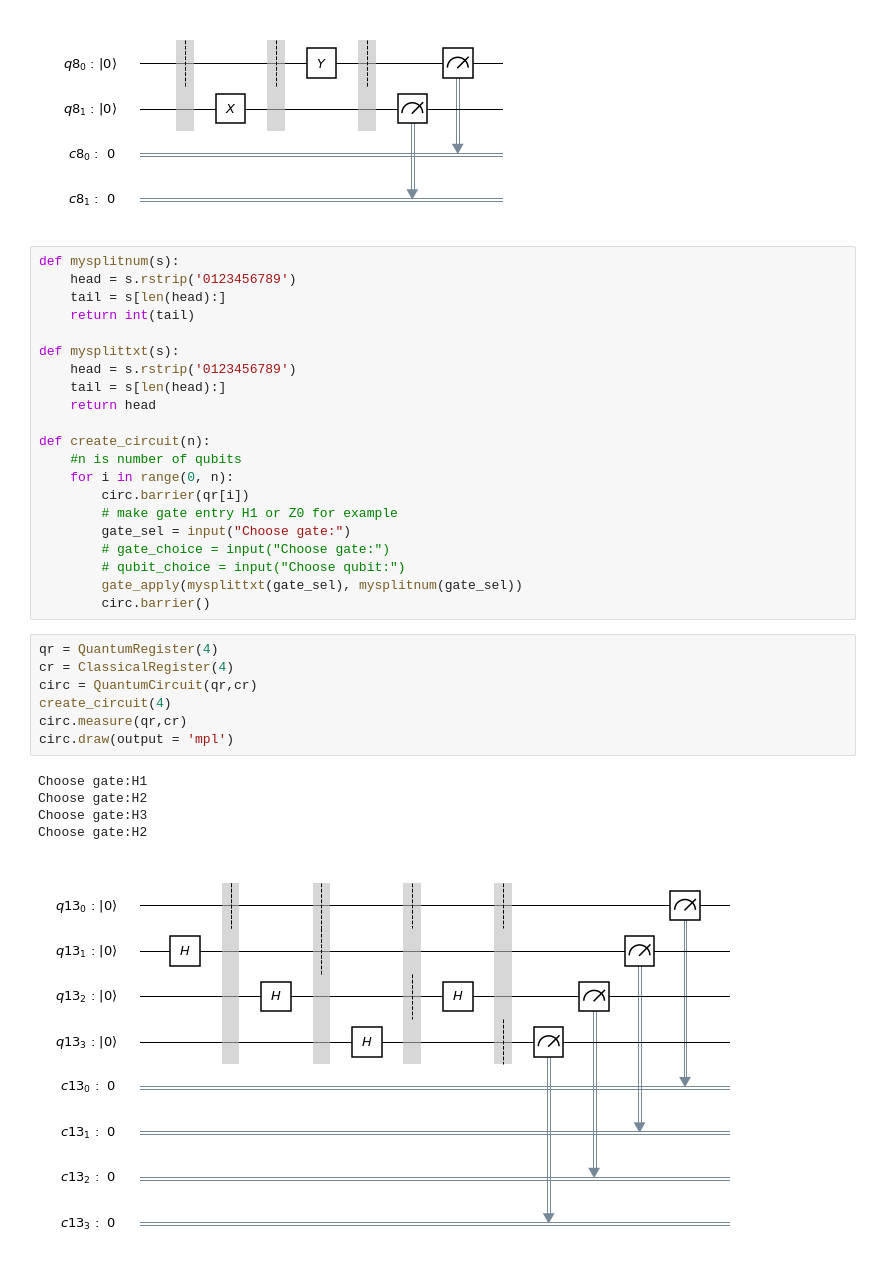
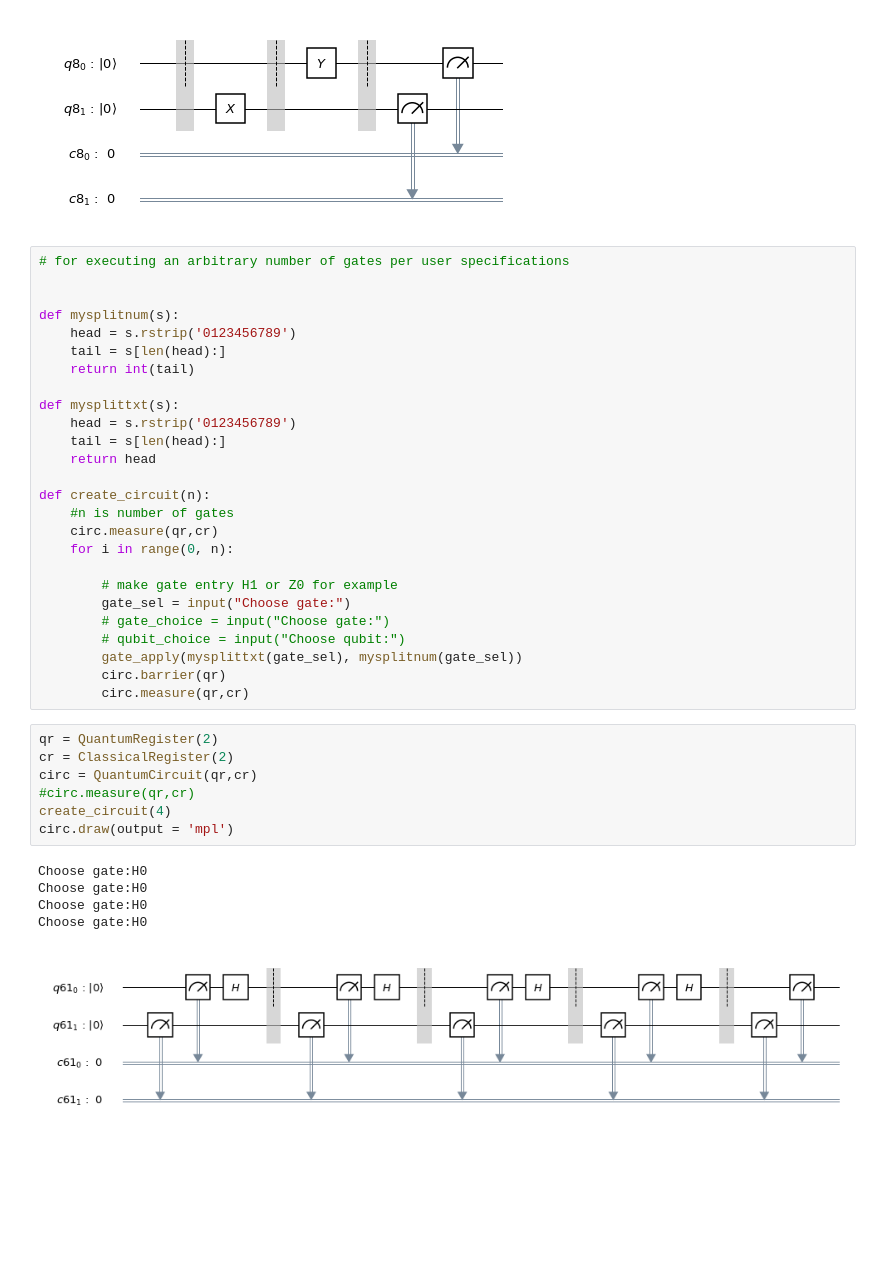
Before and after one commit to lukasszz/FlappyQ, a Jupyter notebook: QFlappy_TwoQubit.ipynb, the cells around one changed output. Drawn from its saved outputs; the diff is of its cells as text; blank space fills up the shorter version.

```diff
--- a/QFlappy_TwoQubit.ipynb
+++ b/QFlappy_TwoQubit.ipynb
@@ -85,6 +85,9 @@ Choose gate:Y
 Choose qubit:0
 [figure]
 # %%
+# for executing an arbitrary number of gates per user specifications
+
+
 def mysplitnum(s):
     head = s.rstrip('0123456789')
     tail = s[len(head):]
@@ -96,25 +99,27 @@ def mysplittxt(s):
     return head
 
 def create_circuit(n):
-    #n is number of qubits
+    #n is number of gates
+    circ.measure(qr,cr)
     for i in range(0, n):
-        circ.barrier(qr[i])
+
         # make gate entry H1 or Z0 for example
         gate_sel = input("Choose gate:")
         # gate_choice = input("Choose gate:")
         # qubit_choice = input("Choose qubit:")
         gate_apply(mysplittxt(gate_sel), mysplitnum(gate_sel))
-        circ.barrier()
+        circ.barrier(qr)
+        circ.measure(qr,cr)
 # %%
-qr = QuantumRegister(4)
-cr = ClassicalRegister(4)
+qr = QuantumRegister(2)
+cr = ClassicalRegister(2)
 circ = QuantumCircuit(qr,cr)
+#circ.measure(qr,cr)
 create_circuit(4)
-circ.measure(qr,cr)
 circ.draw(output = 'mpl')
 # %% [output]
-Choose gate:H1
-Choose gate:H2
-Choose gate:H3
-Choose gate:H2
+Choose gate:H0
+Choose gate:H0
+Choose gate:H0
+Choose gate:H0
-[figure, old version]
+[figure, new version]
```
Also changed, not shown: parts of 7 cells of this notebook.
